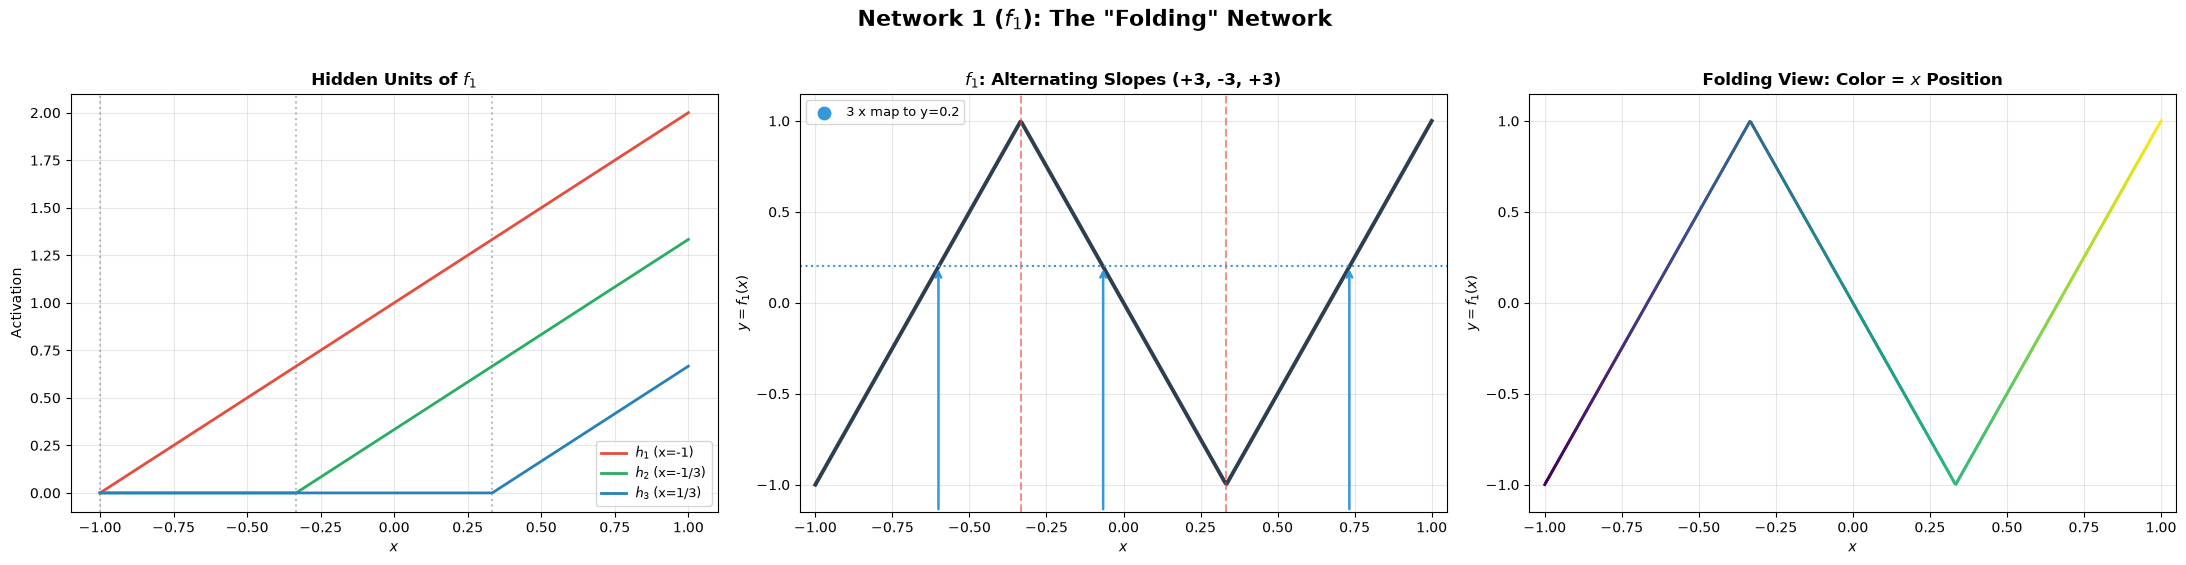
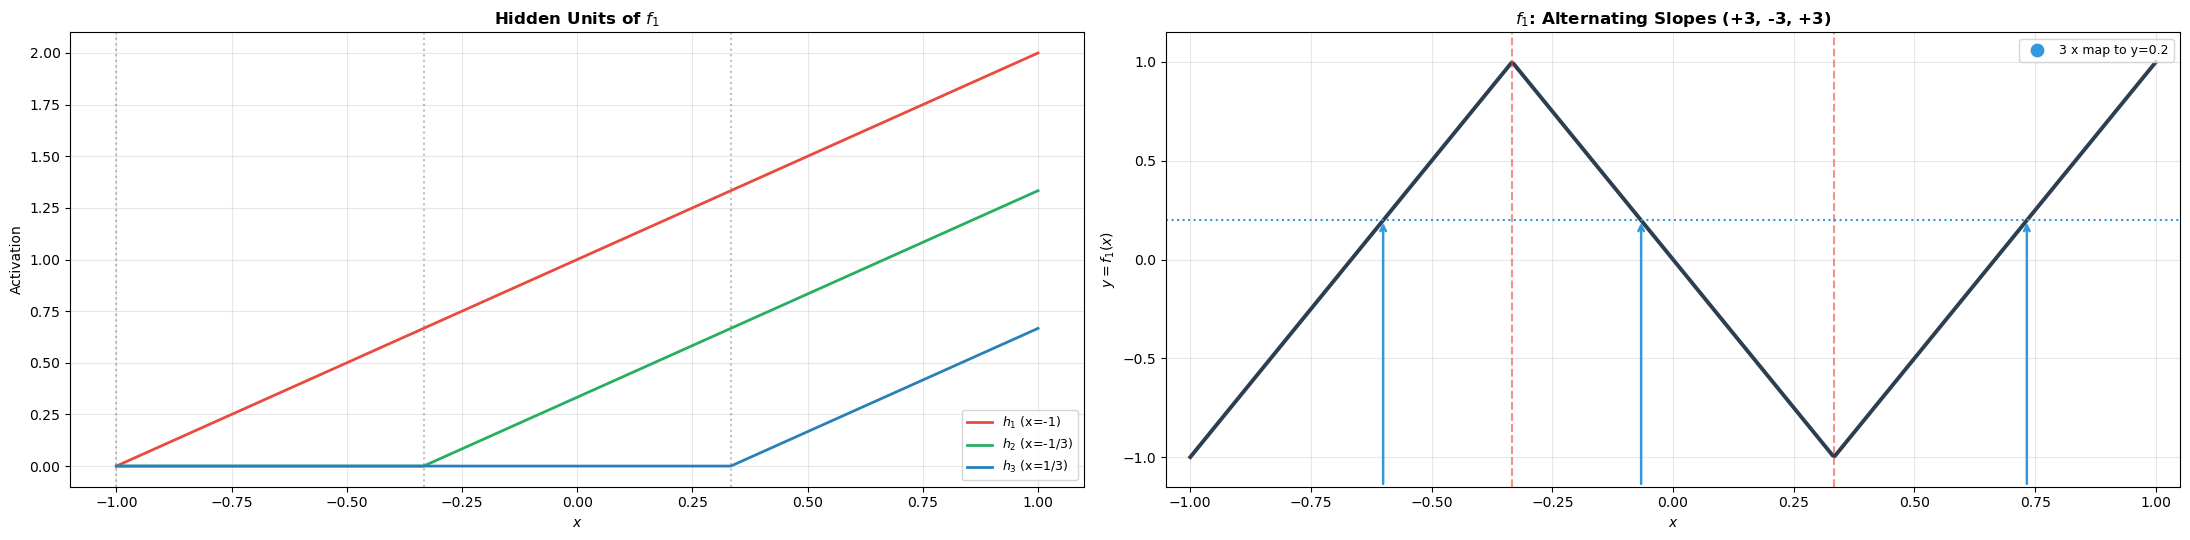
Unified diff of the notebook cell whose output changed from the first chart to the second:
--- before
+++ after
@@ -3,5 +3,5 @@
 y_dense, hs_dense = net1.forward(x_dense)
 
-fig, axes = plt.subplots(1, 3, figsize=(22, 5.5))
+fig, axes = plt.subplots(1, 2, figsize=(22, 5.5))
 
 # Panel A: 隐藏单元激活
@@ -37,13 +37,3 @@
 ax.set_xlim(-1.05, 1.05); ax.set_ylim(-1.15, 1.15)
 
-# Panel C: 折叠视角（颜色编码）
-ax = axes[2]
-xc = plt.cm.viridis((x_dense + 1) / 2)
-for i in range(len(x_dense)-1):
-    ax.plot(x_dense[i:i+2], y_dense[i:i+2], color=xc[i], linewidth=2)
-ax.set_xlabel('$x$'); ax.set_ylabel('$y = f_1(x)$')
-ax.set_title('Folding View: Color = $x$ Position', fontweight='bold')
-ax.set_xlim(-1.05, 1.05); ax.set_ylim(-1.15, 1.15); ax.grid(True, alpha=0.3)
-
-fig.suptitle('Network 1 ($f_1$): The "Folding" Network', fontsize=16, fontweight='bold', y=1.02)
 plt.tight_layout(); plt.show()

Commit: 重构组合网络的理解方式